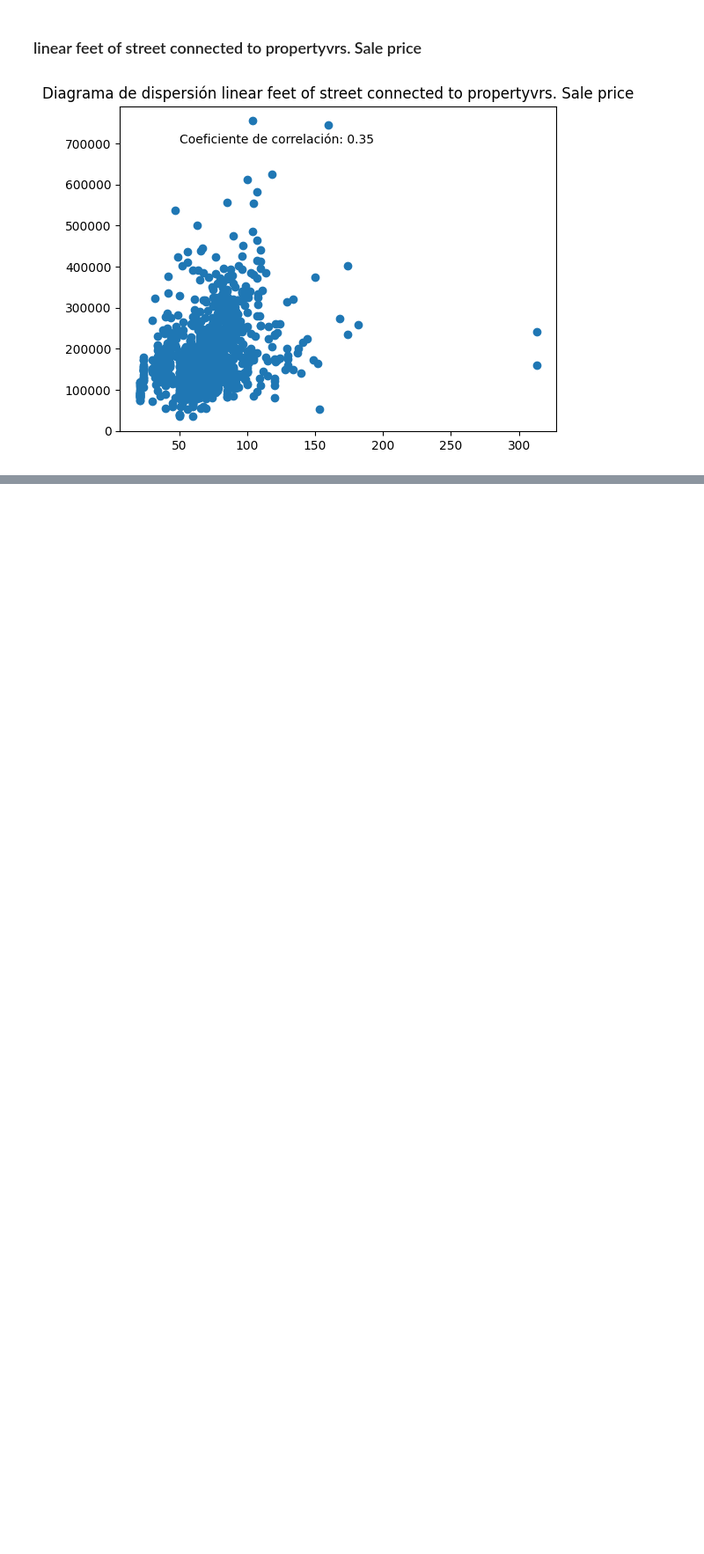
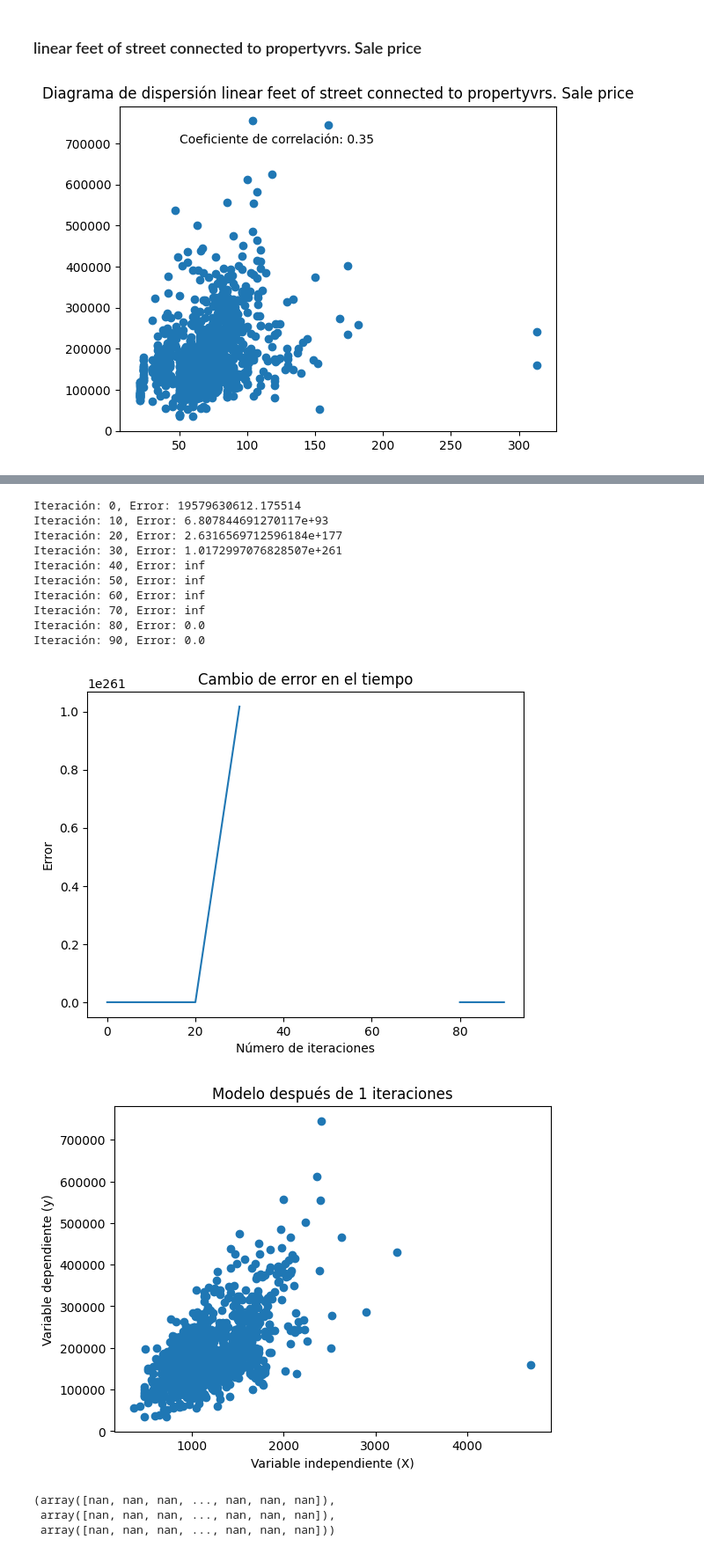
Before and after one commit to angchamo/proyecto, a Jupyter notebook: proyecto1.ipynb, the cells around one changed output, grey strips where cells are left out. Shown at 88% size. Saved outputs shown, nothing was run; the diff lists cells and outputs as text; code cells hidden in the pictures; blank space fills up the shorter version.

```diff
--- a/proyecto1.ipynb
+++ b/proyecto1.ipynb
@@ -288,0 +398,26 @@ plt.show()
+# %%
+X = data_training[:,2]
+y = data_training[:,0]
+
+model = LinearRegression(epochs=100, imprimir_error_cada=10, alpha=0.01)
+model.train(X, y)
+model.predict(X)
+model.plot_error()
+model.plot_model(1)
+model.predict_combined(model, X)
+# %% [output]
+Iteración: 0, Error: 19579630612.175514
+Iteración: 10, Error: 6.807844691270117e+93
+Iteración: 20, Error: 2.6316569712596184e+177
+Iteración: 30, Error: 1.0172997076828507e+261
+Iteración: 40, Error: inf
+Iteración: 50, Error: inf
+Iteración: 60, Error: inf
+Iteración: 70, Error: inf
+Iteración: 80, Error: 0.0
+Iteración: 90, Error: 0.0
+[figure, added]
+[figure, added]
+(array([nan, nan, nan, ..., nan, nan, nan]),
+ array([nan, nan, nan, ..., nan, nan, nan]),
+ array([nan, nan, nan, ..., nan, nan, nan]))
```
Also changed, not shown: parts of 12 cells of this notebook.
